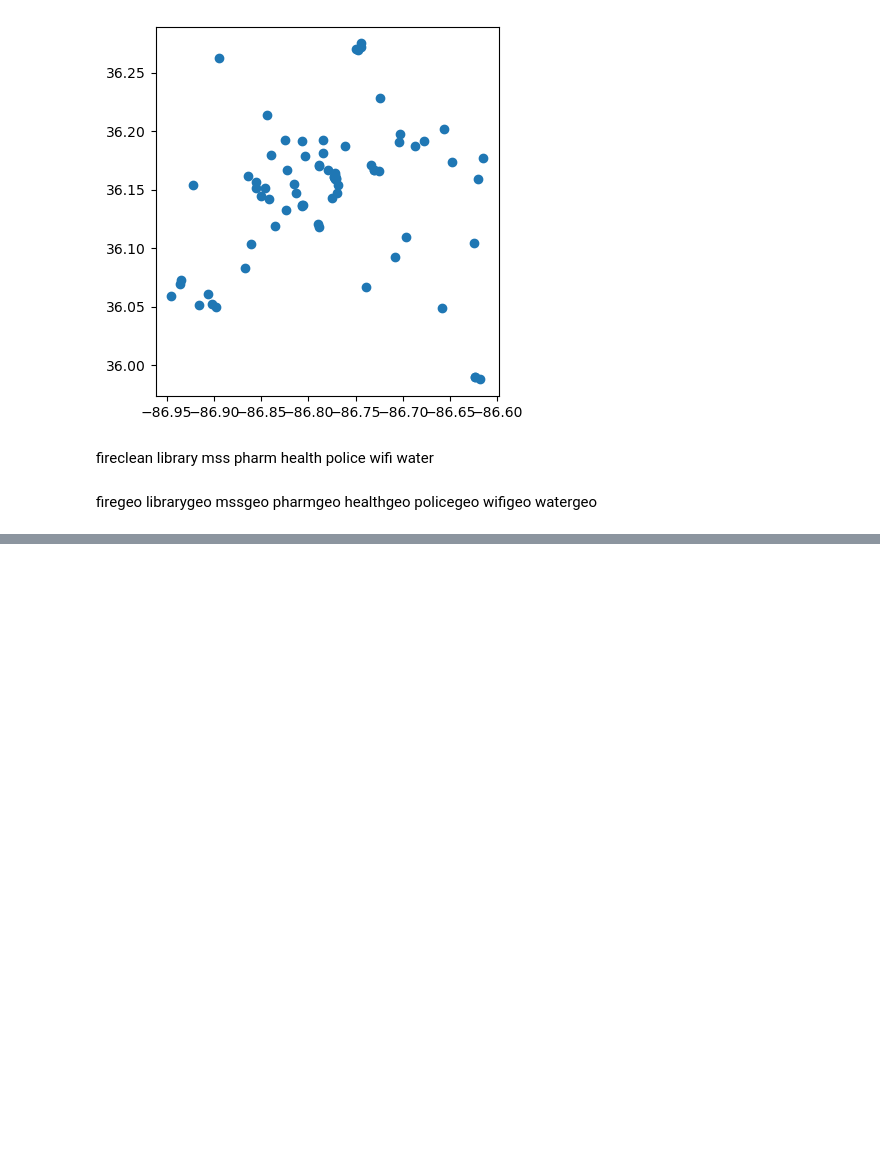
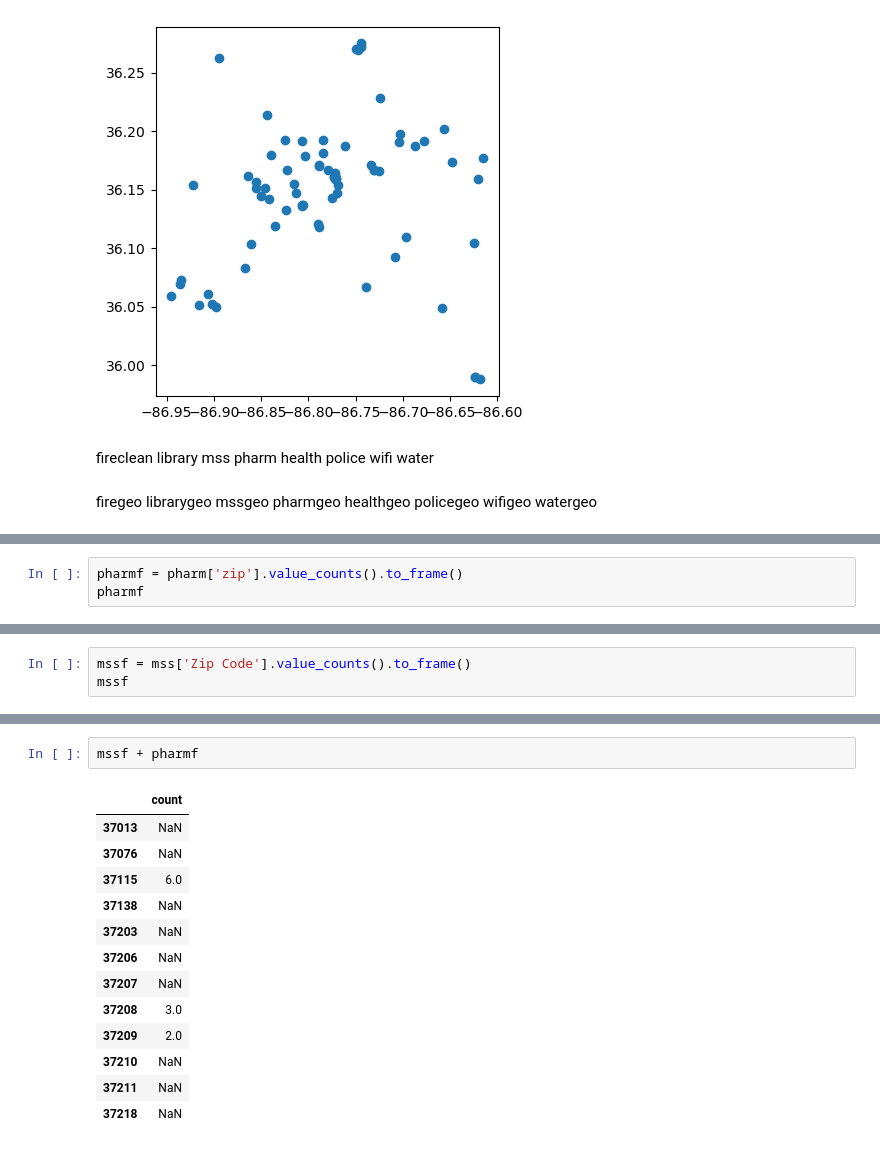
Before and after one commit to Luna-Agora/caps, a Jupyter notebook: notebooks/davidson_geo_folium.ipynb, the cells around one changed output, grey strips where cells are left out. Cells and saved outputs as stored; diff of their text form; blank space fills up the shorter version.

```diff
--- a/notebooks/davidson_geo_folium.ipynb
+++ b/notebooks/davidson_geo_folium.ipynb
@@ -619,3 +639,6 @@ watergeo.columns
 Index(['name', 'location', 'dog', 'objectid', 'lon', 'ada', 'cnt', 'lat',
        'feat_type', 'geometry'],
       dtype='object')
+# %%
+pharmf = pharm['zip'].value_counts().to_frame()
+pharmf
@@ -621,0 +655,3 @@ Index(['name', 'location', 'dog', 'objectid', 'lon', 'ada', 'cnt', 'lat',
+# %%
+mssf = mss['Zip Code'].value_counts().to_frame()
+mssf
@@ -621,0 +669,16 @@ Index(['name', 'location', 'dog', 'objectid', 'lon', 'ada', 'cnt', 'lat',
+# %%
+mssf + pharmf
+# %% [output]
+|  | count |
+| 37013 | NaN |
+| 37076 | NaN |
+| 37115 | 6.0 |
+| 37138 | NaN |
+| 37203 | NaN |
+| 37206 | NaN |
+| 37207 | NaN |
+| 37208 | 3.0 |
+| 37209 | 2.0 |
+| 37210 | NaN |
+| 37211 | NaN |
+| 37218 | NaN |
```
Also changed, not shown: parts of 15 cells of this notebook, 3 other files.
